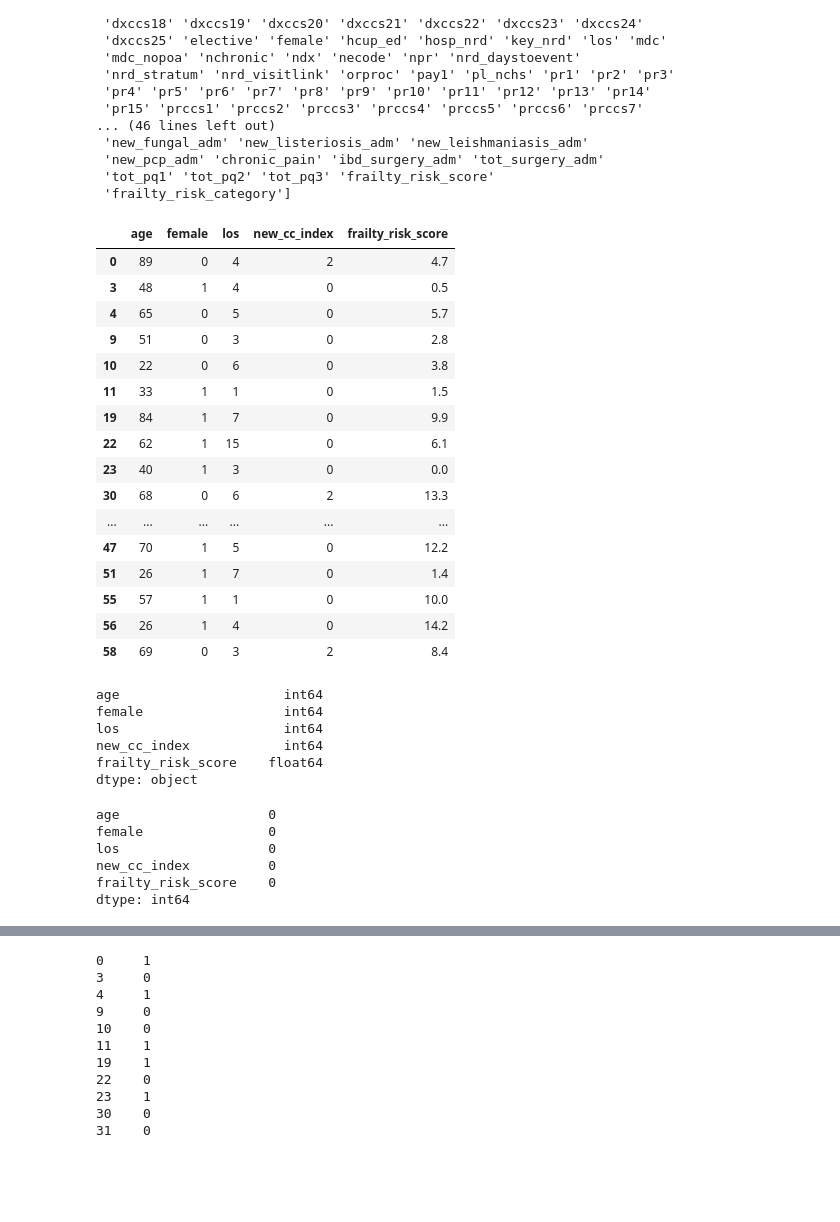
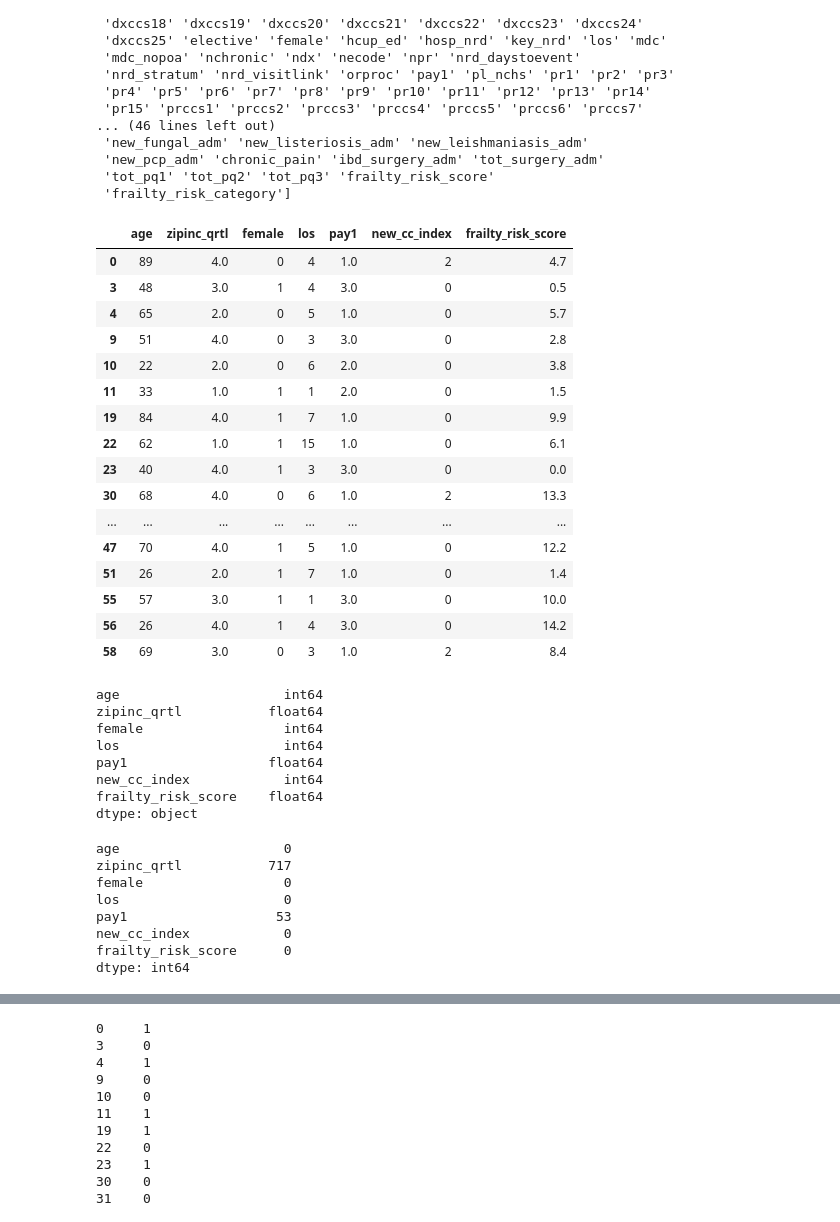
Before and after one commit to jgabunilas/IBD-final-project, a Jupyter notebook: NRD 2013 - machine learning.ipynb, the cells around one changed output, grey strips where cells are left out. Drawn from its saved outputs; the diff is of its cells as text; code cells hidden in the pictures; blank space fills up the shorter version.

```diff
--- a/NRD 2013 - machine learning.ipynb
+++ b/NRD 2013 - machine learning.ipynb
@@ -126,11 +126,22 @@ df_copy[['nrd_visitlink','ibd_index_hosp', 'dx1', 'new_mi_adm', 'ibd_readm']].he
 | 23 | 004816 | 1 | 5609 | 0 | NaN |
 | 24 | 004816 | 0 | 5921 | 0 | 1.0 |
 # %%
+# # Recoding the ibd_readm outcome variable
+# readm_set = set()
+# for row in df_copy.itertuples():
+#     if row.ibd_readm == 1:
+#         readm_set.add(row.nrd_visitlink)
+
+# readm_list = list(readm_set)
+
+# df_copy.loc[df_copy.nrd_visitlink.isin(readm_list), 'ibd_readm'] = '1'
+# df_copy[['nrd_visitlink','ibd_index_hosp', 'ibd_readm']].head(25)
+
 # Recoding the ibd_readm outcome variable
 readm_set = set()
-for row in df_copy.itertuples():
-    if row.ibd_readm == 1:
-        readm_set.add(row.nrd_visitlink)
+for index, row in df_copy[['nrd_visitlink','ibd_readm']].iterrows():
+    if row[1] == 1:
+        readm_set.add(row[0])
 
 readm_list = list(readm_set)
 
@@ -267,35 +278,37 @@ print(readm_data_df.columns.values)
  'frailty_risk_category']
 # %%
 # Grab the features
-# data = readm_data_df[['age', 'zipinc_qrtl', 'female', 'los', 'pay1', 'new_cc_index', 'frailty_risk_score']]
-data = readm_data_df[['age', 'female', 'los', 'new_cc_index', 'frailty_risk_score']]
+data = readm_data_df[[age', 'zipinc_qrtl', 'female', 'los', 'pay1', 'new_cc_index', 'frailty_risk_score']]
+# data = readm_data_df[['age', 'female', 'los', 'new_cc_index', 'frailty_risk_score']]
 feature_names = data.columns
 data.head(25)
 # %% [output]
-|  | age | female | los | new_cc_index | frailty_risk_score |
-| 0 | 89 | 0 | 4 | 2 | 4.7 |
-| 3 | 48 | 1 | 4 | 0 | 0.5 |
-| 4 | 65 | 0 | 5 | 0 | 5.7 |
-| 9 | 51 | 0 | 3 | 0 | 2.8 |
-| 10 | 22 | 0 | 6 | 0 | 3.8 |
-| 11 | 33 | 1 | 1 | 0 | 1.5 |
-| 19 | 84 | 1 | 7 | 0 | 9.9 |
-| 22 | 62 | 1 | 15 | 0 | 6.1 |
-| 23 | 40 | 1 | 3 | 0 | 0.0 |
-| 30 | 68 | 0 | 6 | 2 | 13.3 |
-| ... | ... | ... | ... | ... | ... |
-| 47 | 70 | 1 | 5 | 0 | 12.2 |
-| 51 | 26 | 1 | 7 | 0 | 1.4 |
-| 55 | 57 | 1 | 1 | 0 | 10.0 |
-| 56 | 26 | 1 | 4 | 0 | 14.2 |
-| 58 | 69 | 0 | 3 | 2 | 8.4 |
+|  | age | zipinc_qrtl | female | los | pay1 | new_cc_index | frailty_risk_score |
+| 0 | 89 | 4.0 | 0 | 4 | 1.0 | 2 | 4.7 |
+| 3 | 48 | 3.0 | 1 | 4 | 3.0 | 0 | 0.5 |
+| 4 | 65 | 2.0 | 0 | 5 | 1.0 | 0 | 5.7 |
+| 9 | 51 | 4.0 | 0 | 3 | 3.0 | 0 | 2.8 |
+| 10 | 22 | 2.0 | 0 | 6 | 2.0 | 0 | 3.8 |
+| 11 | 33 | 1.0 | 1 | 1 | 2.0 | 0 | 1.5 |
+| 19 | 84 | 4.0 | 1 | 7 | 1.0 | 0 | 9.9 |
+| 22 | 62 | 1.0 | 1 | 15 | 1.0 | 0 | 6.1 |
+| 23 | 40 | 4.0 | 1 | 3 | 3.0 | 0 | 0.0 |
+| 30 | 68 | 4.0 | 0 | 6 | 1.0 | 2 | 13.3 |
+| ... | ... | ... | ... | ... | ... | ... | ... |
+| 47 | 70 | 4.0 | 1 | 5 | 1.0 | 0 | 12.2 |
+| 51 | 26 | 2.0 | 1 | 7 | 1.0 | 0 | 1.4 |
+| 55 | 57 | 3.0 | 1 | 1 | 3.0 | 0 | 10.0 |
+| 56 | 26 | 4.0 | 1 | 4 | 3.0 | 0 | 14.2 |
+| 58 | 69 | 3.0 | 0 | 3 | 1.0 | 2 | 8.4 |
 # %%
 # Check the data types
 data.dtypes
 # %% [output]
 age                     int64
+zipinc_qrtl           float64
 female                  int64
 los                     int64
+pay1                  float64
 new_cc_index            int64
 frailty_risk_score    float64
 dtype: object
@@ -303,9 +316,11 @@ dtype: object
 # Check for na values
 data.isnull().sum()
 # %% [output]
-age                   0
-female                0
-los                   0
-new_cc_index          0
-frailty_risk_score    0
+age                     0
+zipinc_qrtl           717
+female                  0
+los                     0
+pay1                   53
+new_cc_index            0
+frailty_risk_score      0
 dtype: int64
```
Also changed, not shown: parts of 9 cells of this notebook.
